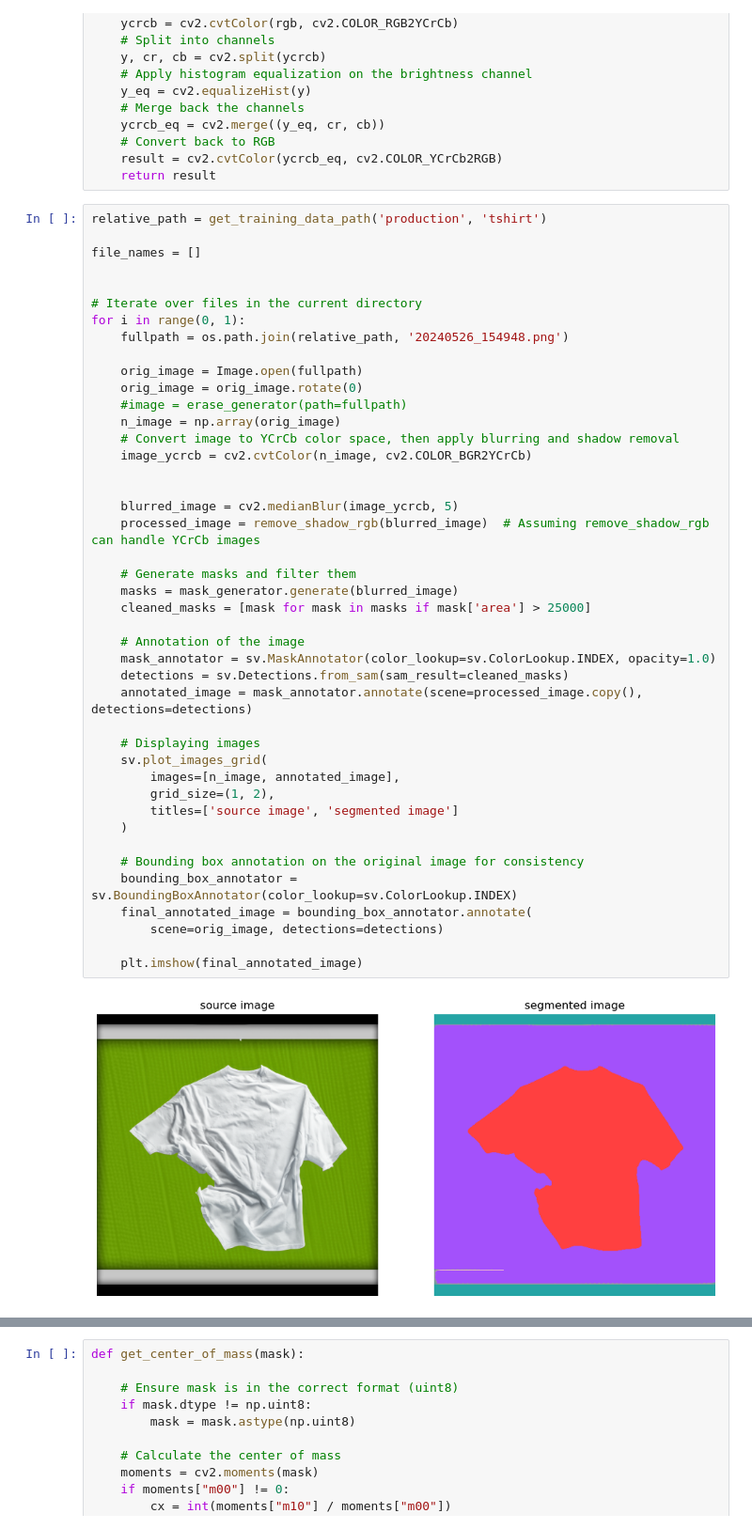
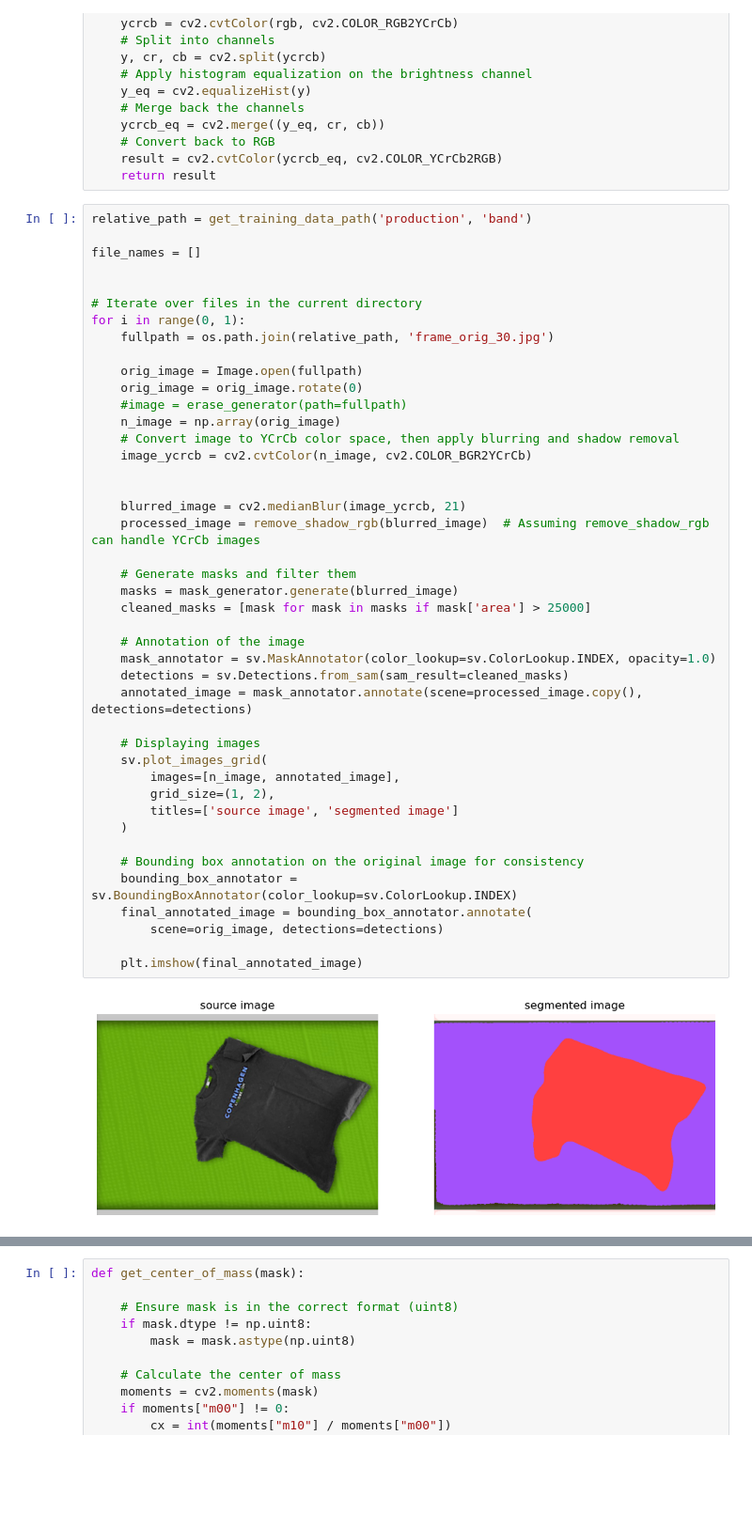
Before and after one commit to kohnmart/master-projekt, a Jupyter notebook: notebooks/pytorch/segmentation/sam_segmentation.ipynb, the cells around one changed output, grey strips where cells are left out. Shown: that part at 94% size. Cells and saved outputs as stored; diff of their text form; blank space fills up the shorter version.

```diff
--- a/notebooks/pytorch/segmentation/sam_segmentation.ipynb
+++ b/notebooks/pytorch/segmentation/sam_segmentation.ipynb
@@ -62,14 +62,14 @@ def remove_shadow_rgb(image):
     result = cv2.cvtColor(ycrcb_eq, cv2.COLOR_YCrCb2RGB)
     return result
 # %%
-relative_path = get_training_data_path('production', 'tshirt')
+relative_path = get_training_data_path('production', 'band')
 
 file_names = []
 
 
 # Iterate over files in the current directory
 for i in range(0, 1):
-    fullpath = os.path.join(relative_path, '20240526_154948.png')
+    fullpath = os.path.join(relative_path, 'frame_orig_30.jpg')
 
     orig_image = Image.open(fullpath)
     orig_image = orig_image.rotate(0)
@@ -77,32 +77,32 @@ for i in range(0, 1):
     n_image = np.array(orig_image)
     # Convert image to YCrCb color space, then apply blurring and shadow removal
     image_ycrcb = cv2.cvtColor(n_image, cv2.COLOR_BGR2YCrCb)
 
 
-    blurred_image = cv2.medianBlur(image_ycrcb, 5)
+    blurred_image = cv2.medianBlur(image_ycrcb, 21)
     processed_image = remove_shadow_rgb(blurred_image)  # Assuming remove_shadow_rgb can handle YCrCb images
 
     # Generate masks and filter them
     masks = mask_generator.generate(blurred_image)
     cleaned_masks = [mask for mask in masks if mask['area'] > 25000]
 
     # Annotation of the image
     mask_annotator = sv.MaskAnnotator(color_lookup=sv.ColorLookup.INDEX, opacity=1.0)
     detections = sv.Detections.from_sam(sam_result=cleaned_masks)
     annotated_image = mask_annotator.annotate(scene=processed_image.copy(), detections=detections)
 
     # Displaying images
     sv.plot_images_grid(
         images=[n_image, annotated_image],
         grid_size=(1, 2),
         titles=['source image', 'segmented image']
     )
 
     # Bounding box annotation on the original image for consistency
     bounding_box_annotator = sv.BoundingBoxAnnotator(color_lookup=sv.ColorLookup.INDEX)
     final_annotated_image = bounding_box_annotator.annotate(
         scene=orig_image, detections=detections)
 
     plt.imshow(final_annotated_image)
 # %% [output]
-[figure, old version]
+[figure, new version]
```
Also changed, not shown: parts of 2 cells of this notebook, 19 other files.
